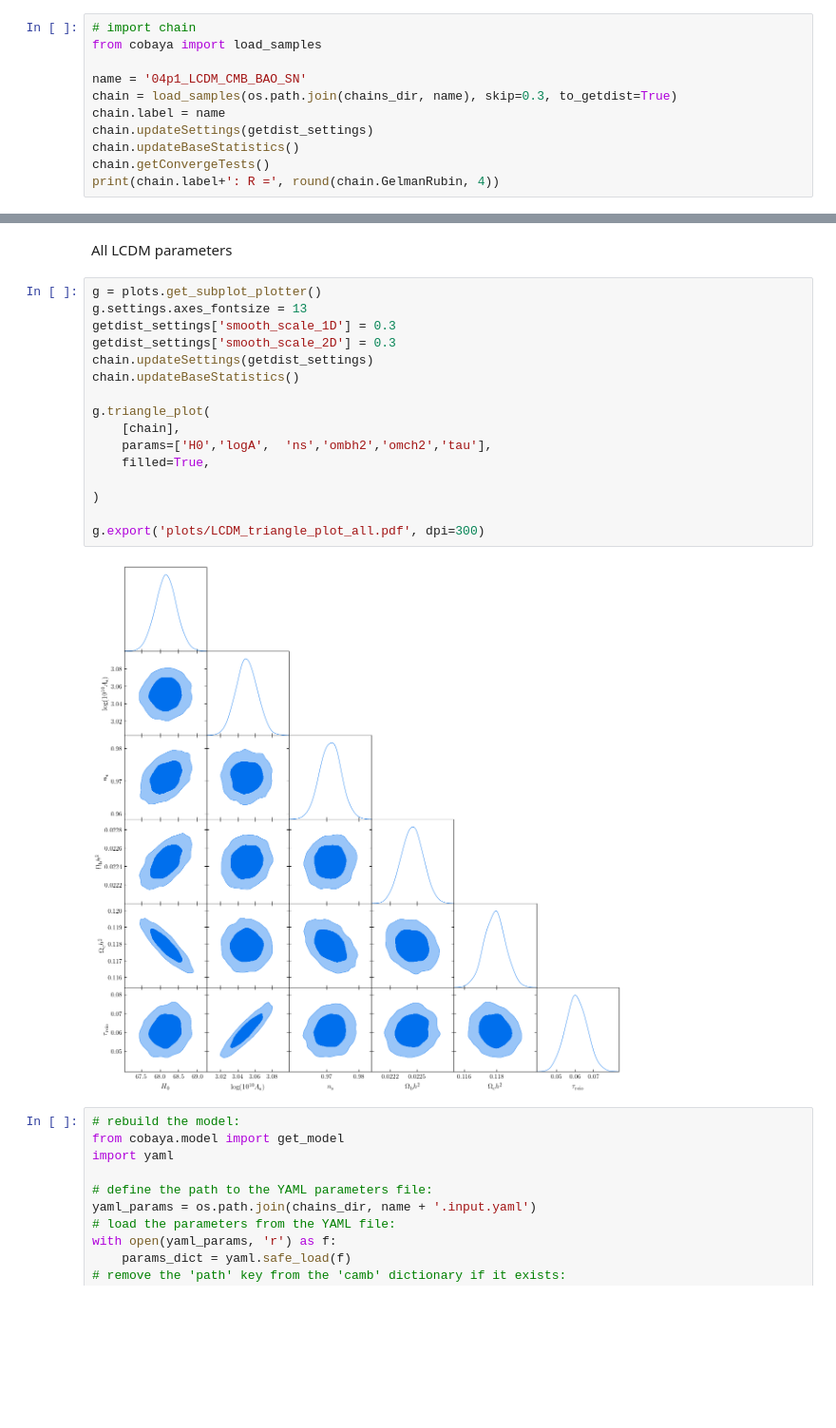
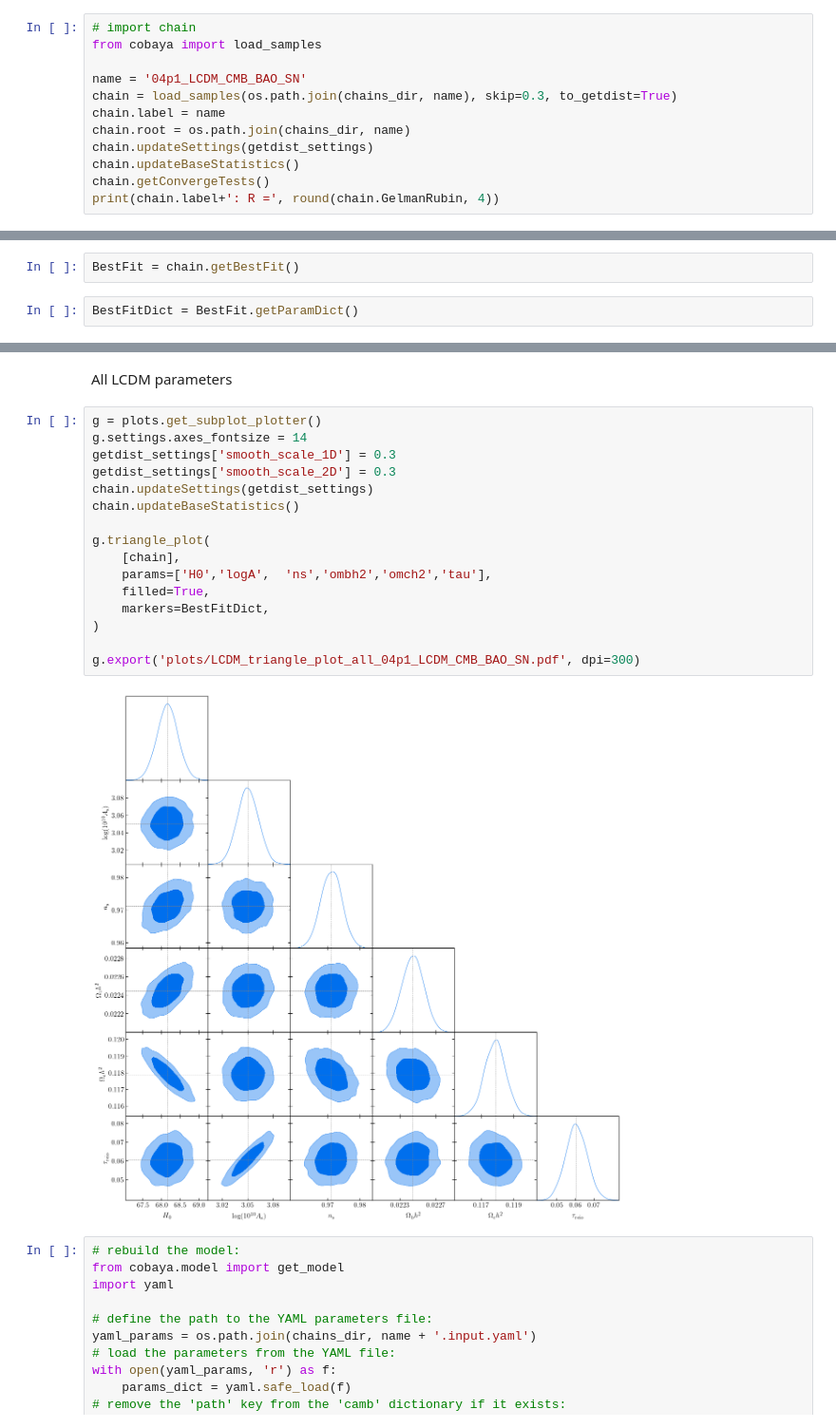
Before and after one commit to GenovaCosmology/ParametricModels, a Jupyter notebook: LCDM/parsing_example.ipynb, the cells around one changed output, grey strips where cells are left out. Shown at 95% size. Drawn from its saved outputs; the diff is of its cells as text; blank space fills up the shorter version.

```diff
--- a/LCDM/parsing_example.ipynb
+++ b/LCDM/parsing_example.ipynb
@@ -57,6 +57,7 @@ from cobaya import load_samples
 name = '04p1_LCDM_CMB_BAO_SN'
 chain = load_samples(os.path.join(chains_dir, name), skip=0.3, to_getdist=True)
 chain.label = name
+chain.root = os.path.join(chains_dir, name)
 chain.updateSettings(getdist_settings)
 chain.updateBaseStatistics()
 chain.getConvergeTests()
@@ -71,6 +72,10 @@ INFO:samplecollection:Loaded 3396 sample points from 'chains/04p1_LCDM_CMB_BAO_S
 INFO:samplecollection:Loaded 3364 sample points from 'chains/04p1_LCDM_CMB_BAO_SN.4.txt'
 [samplecollection] Loaded 3364 sample points from 'chains/04p1_LCDM_CMB_BAO_SN.4.txt'
 04p1_LCDM_CMB_BAO_SN: R = 0.0085
+# %%
+BestFit = chain.getBestFit()
+# %%
+BestFitDict = BestFit.getParamDict()
 # %%
 chain.getParamNames().list()
 # %% [output]
@@ -158,22 +164,22 @@ g.export('plots/LCDM_triangle_plot_smooth_0p6.pdf', dpi=300)
 All LCDM parameters
 # %%
 g = plots.get_subplot_plotter()
-g.settings.axes_fontsize = 13
+g.settings.axes_fontsize = 14
 getdist_settings['smooth_scale_1D'] = 0.3
 getdist_settings['smooth_scale_2D'] = 0.3
 chain.updateSettings(getdist_settings)
 chain.updateBaseStatistics()
 
 g.triangle_plot(
     [chain],
     params=['H0','logA',  'ns','ombh2','omch2','tau'],
     filled=True,
-
+    markers=BestFitDict,
 )
 
-g.export('plots/LCDM_triangle_plot_all.pdf', dpi=300)
+g.export('plots/LCDM_triangle_plot_all_04p1_LCDM_CMB_BAO_SN.pdf', dpi=300)
 # %% [output]
-[figure, old version]
+[figure, new version]
 # %%
 # rebuild the model:
 from cobaya.model import get_model
```
Also changed, not shown: parts of 2 cells of this notebook, 4 other files.
